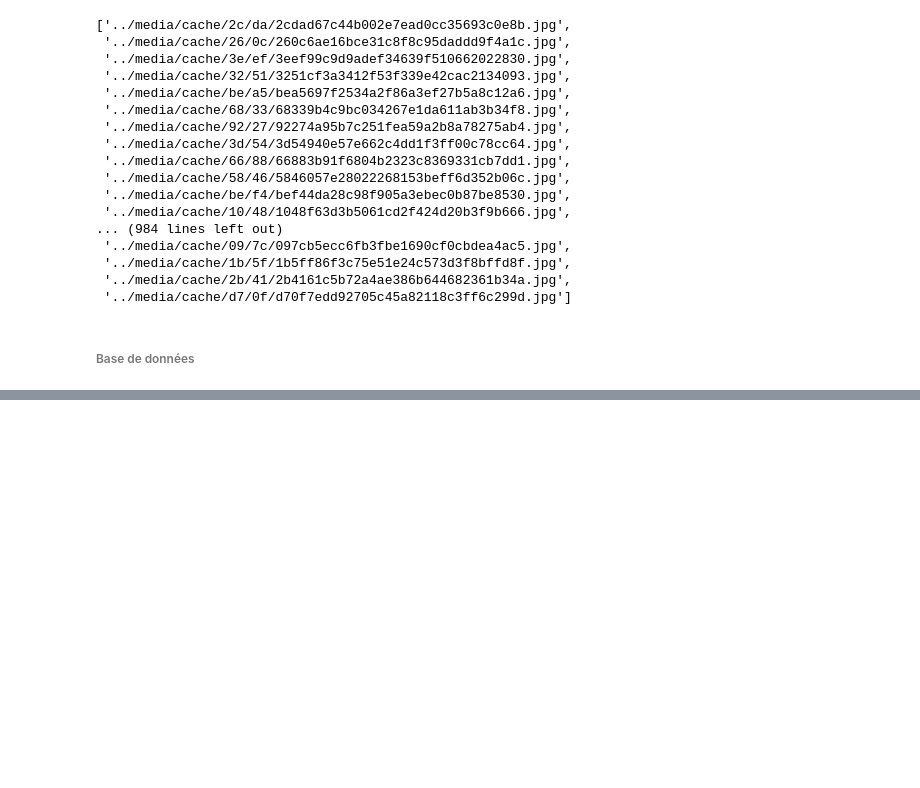
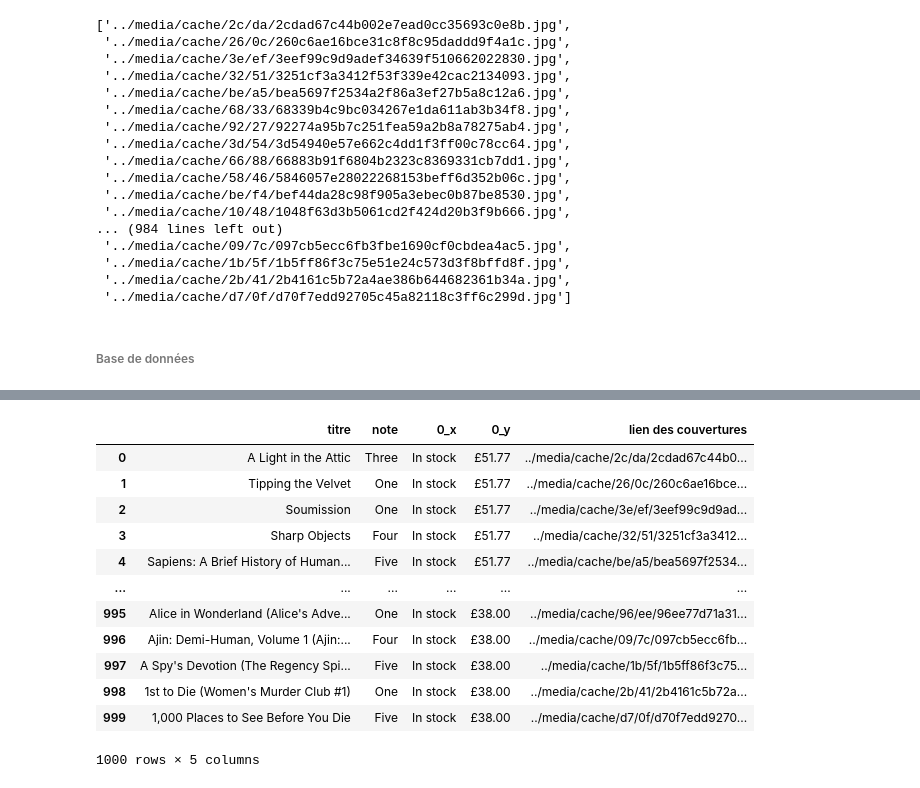
Before and after one commit to LaurenceAndraud/cyber-detective, a Jupyter notebook: Cyber detective.ipynb, the cells around one changed output, grey strips where cells are left out. Drawn from its saved outputs; the diff is of its cells as text; code cells hidden in the pictures; blank space fills up the shorter version.

Commit message:
dataframe et csv fait
il faudra néanmoins revoir pour les prix, il y a une incohérence

```diff
--- a/Cyber detective.ipynb
+++ b/Cyber detective.ipynb
@@ -368,0 +392,4 @@ Objectifs : intégrer les informations des livres des 50 pages web dans une base
+# %%
+ratings = pd.DataFrame(data = ratings)
+ratings.columns = ['note']
+ratings
@@ -368,0 +410,3 @@ Objectifs : intégrer les informations des livres des 50 pages web dans une base
+# %%
+prices = pd.DataFrame(data = prices)[0]
+prices
@@ -368,0 +426,3 @@ Objectifs : intégrer les informations des livres des 50 pages web dans une base
+# %%
+stock = pd.DataFrame(data = stock_availability)[0]
+stock
@@ -368,0 +442,4 @@ Objectifs : intégrer les informations des livres des 50 pages web dans une base
+# %%
+link_cover = pd.DataFrame(data = link_cover)
+link_cover.columns = ['lien des couvertures']
+link_cover
@@ -368,0 +460,21 @@ Objectifs : intégrer les informations des livres des 50 pages web dans une base
+# %%
+# Making the dataframe
+book_info = titles.merge(ratings, how='inner', left_index=True, right_index=True)
+book_info = book_info.merge(stock, how='inner', left_index=True, right_index=True)
+book_info = book_info.merge(prices, how='inner', left_index=True, right_index=True)
+book_info = book_info.merge(link_cover, how='inner', left_index=True, right_index=True)
+book_info
+# %% [output]
+|  | titre | note | 0_x | 0_y | lien des couvertures |
+| 0 | A Light in the Attic | Three | In stock | £51.77 | ../media/cache/2c/da/2cdad67c44b0... |
+| 1 | Tipping the Velvet | One | In stock | £51.77 | ../media/cache/26/0c/260c6ae16bce... |
+| 2 | Soumission | One | In stock | £51.77 | ../media/cache/3e/ef/3eef99c9d9ad... |
+| 3 | Sharp Objects | Four | In stock | £51.77 | ../media/cache/32/51/3251cf3a3412... |
+| 4 | Sapiens: A Brief History of Human... | Five | In stock | £51.77 | ../media/cache/be/a5/bea5697f2534... |
+| ... | ... | ... | ... | ... | ... |
+| 995 | Alice in Wonderland (Alice's Adve... | One | In stock | £38.00 | ../media/cache/96/ee/96ee77d71a31... |
+| 996 | Ajin: Demi-Human, Volume 1 (Ajin:... | Four | In stock | £38.00 | ../media/cache/09/7c/097cb5ecc6fb... |
+| 997 | A Spy's Devotion (The Regency Spi... | Five | In stock | £38.00 | ../media/cache/1b/5f/1b5ff86f3c75... |
+| 998 | 1st to Die (Women's Murder Club #1) | One | In stock | £38.00 | ../media/cache/2b/41/2b4161c5b72a... |
+| 999 | 1,000 Places to See Before You Die | Five | In stock | £38.00 | ../media/cache/d7/0f/d70f7edd9270... |
+1000 rows × 5 columns
```
Also changed, not shown: parts of 14 cells of this notebook, 1 other file.
